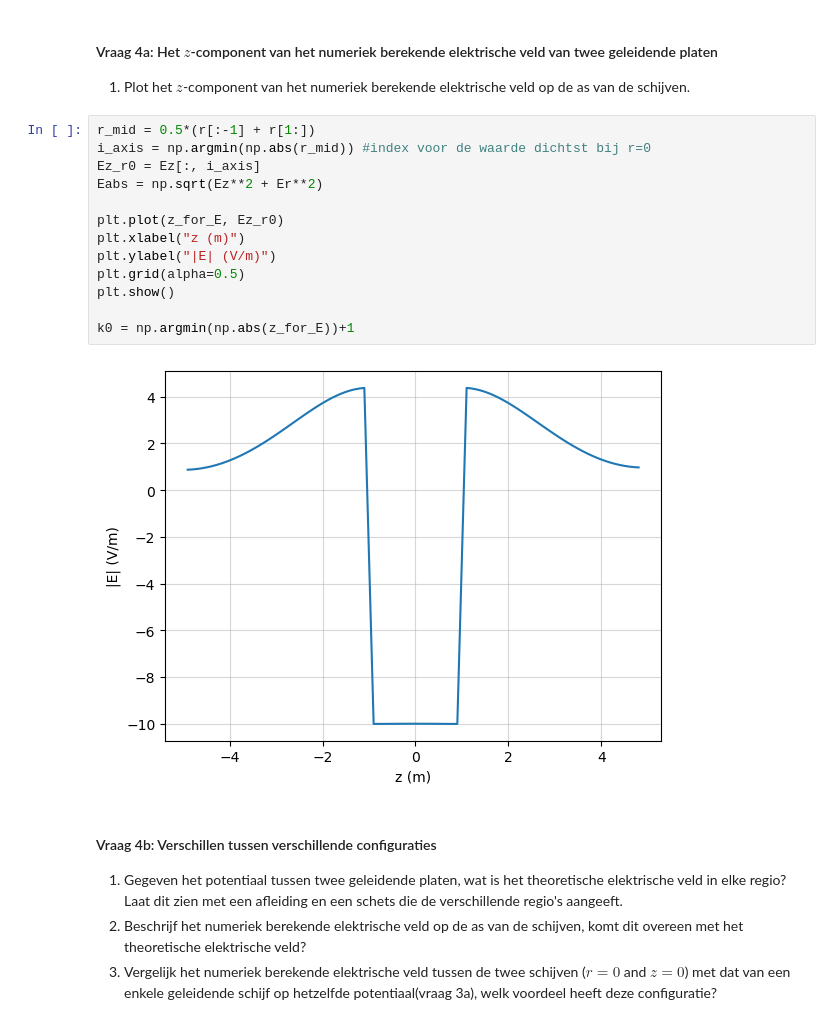
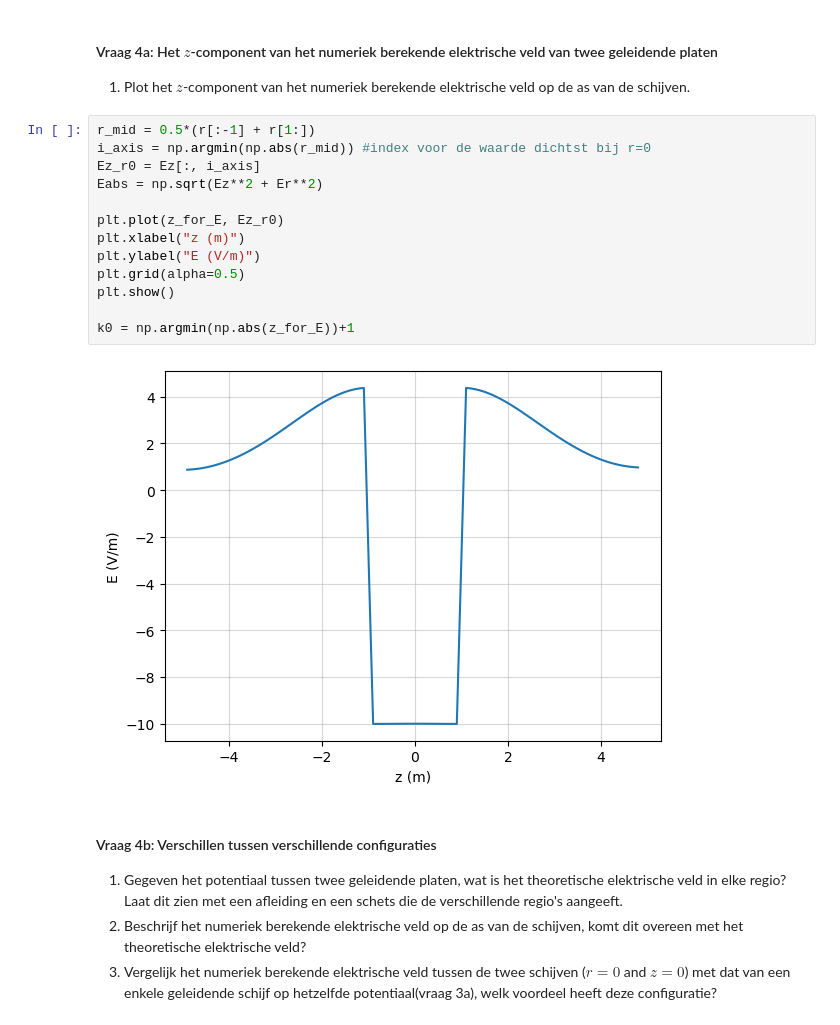
Before and after one commit to emmajuledrent/opdrachten-DEF-D, a Jupyter notebook: DigitaleOntwerpopdrachten/1CondensatorOpdracht/CondensatorOntwerpopdracht.ipynb, the cells around one changed output. Cells and saved outputs as stored; diff of their text form.

```diff
--- a/DigitaleOntwerpopdrachten/1CondensatorOpdracht/CondensatorOntwerpopdracht.ipynb
+++ b/DigitaleOntwerpopdrachten/1CondensatorOpdracht/CondensatorOntwerpopdracht.ipynb
@@ -542,18 +542,18 @@ plot_results_disk(Ez, Er, normE, V, r, z, grid_step, disk_radius, z_pos_disk1, z
 # %%
 r_mid = 0.5*(r[:-1] + r[1:])
 i_axis = np.argmin(np.abs(r_mid)) #index voor de waarde dichtst bij r=0
 Ez_r0 = Ez[:, i_axis]
 Eabs = np.sqrt(Ez**2 + Er**2)
 
 plt.plot(z_for_E, Ez_r0)
 plt.xlabel("z (m)")
-plt.ylabel("|E| (V/m)")
+plt.ylabel("E (V/m)")
 plt.grid(alpha=0.5)
 plt.show()
 
 k0 = np.argmin(np.abs(z_for_E))+1
 # %% [output]
-[figure, old version]
+[figure, new version]
 # %% [markdown]
 #### Vraag 4b: Verschillen tussen verschillende configuraties
 
```
